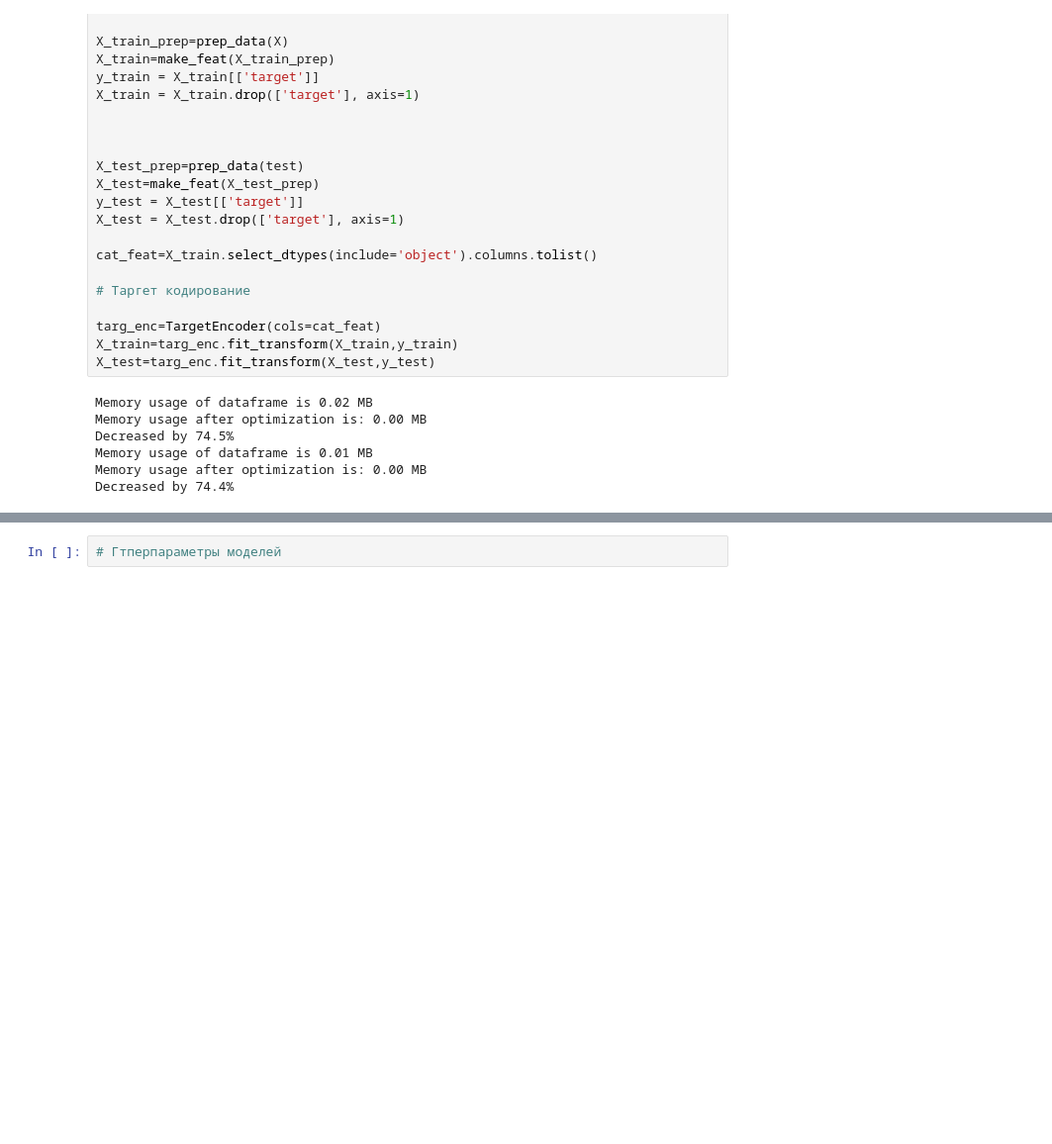
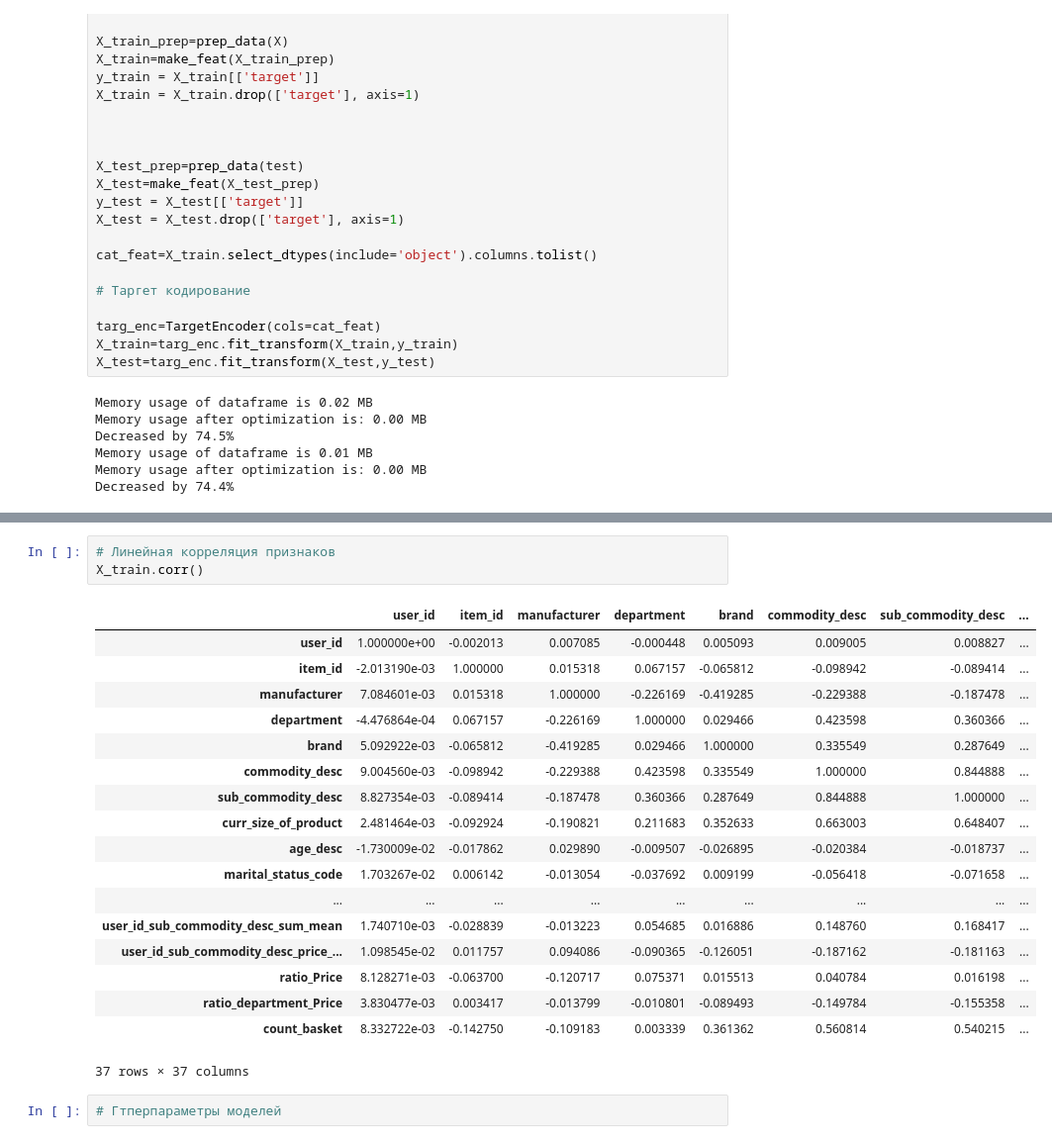
Before and after one commit to Dvk2002/REC_SYS_GOODS, a Jupyter notebook: Rec_sys_goods.ipynb, the cells around one changed output, grey strips where cells are left out. Shown at 99% size. Drawn from its saved outputs; the diff is of its cells as text; blank space fills up the shorter version.

```diff
--- a/Rec_sys_goods.ipynb
+++ b/Rec_sys_goods.ipynb
@@ -253,3 +327,25 @@ Decreased by 74.4%
+# %%
+# Линейная корреляция признаков
+X_train.corr()
+# %% [output]
+|  | user_id | item_id | manufacturer | department | brand | commodity_desc | sub_commodity_desc | ... |
+| user_id | 1.000000e+00 | -0.002013 | 0.007085 | -0.000448 | 0.005093 | 0.009005 | 0.008827 | ... |
+| item_id | -2.013190e-03 | 1.000000 | 0.015318 | 0.067157 | -0.065812 | -0.098942 | -0.089414 | ... |
+| manufacturer | 7.084601e-03 | 0.015318 | 1.000000 | -0.226169 | -0.419285 | -0.229388 | -0.187478 | ... |
+| department | -4.476864e-04 | 0.067157 | -0.226169 | 1.000000 | 0.029466 | 0.423598 | 0.360366 | ... |
+| brand | 5.092922e-03 | -0.065812 | -0.419285 | 0.029466 | 1.000000 | 0.335549 | 0.287649 | ... |
+| commodity_desc | 9.004560e-03 | -0.098942 | -0.229388 | 0.423598 | 0.335549 | 1.000000 | 0.844888 | ... |
+| sub_commodity_desc | 8.827354e-03 | -0.089414 | -0.187478 | 0.360366 | 0.287649 | 0.844888 | 1.000000 | ... |
+| curr_size_of_product | 2.481464e-03 | -0.092924 | -0.190821 | 0.211683 | 0.352633 | 0.663003 | 0.648407 | ... |
+| age_desc | -1.730009e-02 | -0.017862 | 0.029890 | -0.009507 | -0.026895 | -0.020384 | -0.018737 | ... |
+| marital_status_code | 1.703267e-02 | 0.006142 | -0.013054 | -0.037692 | 0.009199 | -0.056418 | -0.071658 | ... |
+| ... | ... | ... | ... | ... | ... | ... | ... | ... |
+| user_id_sub_commodity_desc_sum_mean | 1.740710e-03 | -0.028839 | -0.013223 | 0.054685 | 0.016886 | 0.148760 | 0.168417 | ... |
+| user_id_sub_commodity_desc_price_... | 1.098545e-02 | 0.011757 | 0.094086 | -0.090365 | -0.126051 | -0.187162 | -0.181163 | ... |
+| ratio_Price | 8.128271e-03 | -0.063700 | -0.120717 | 0.075371 | 0.015513 | 0.040784 | 0.016198 | ... |
+| ratio_department_Price | 3.830477e-03 | 0.003417 | -0.013799 | -0.010801 | -0.089493 | -0.149784 | -0.155358 | ... |
+| count_basket | 8.332722e-03 | -0.142750 | -0.109183 | 0.003339 | 0.361362 | 0.560814 | 0.540215 | ... |
+37 rows × 37 columns
 # %%
 # Гтперпараметры моделей
 # %%
```
Also changed, not shown: parts of 9 cells of this notebook.
